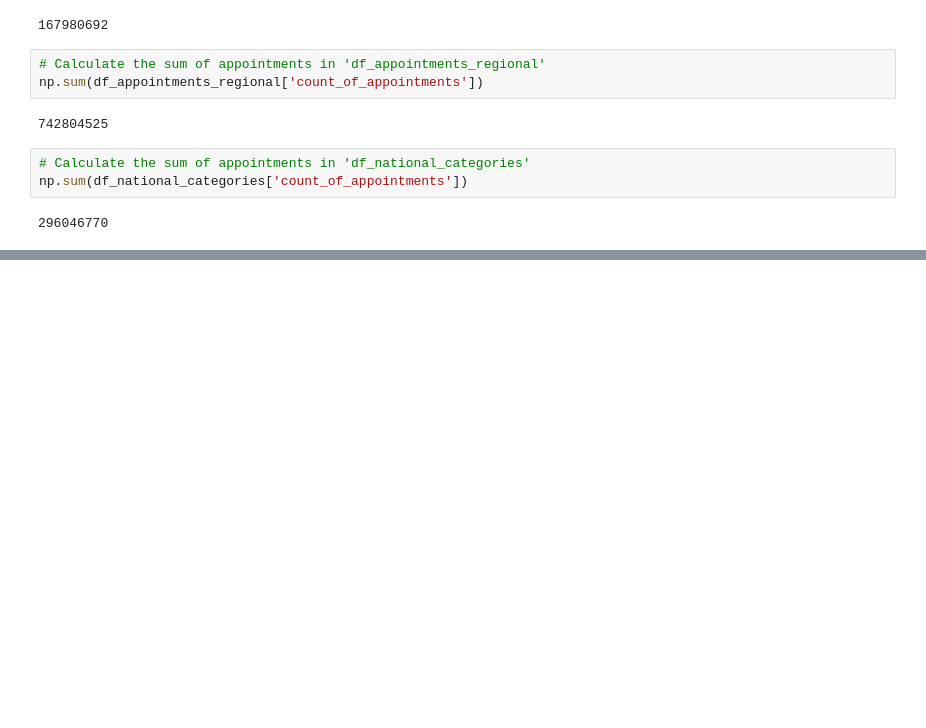
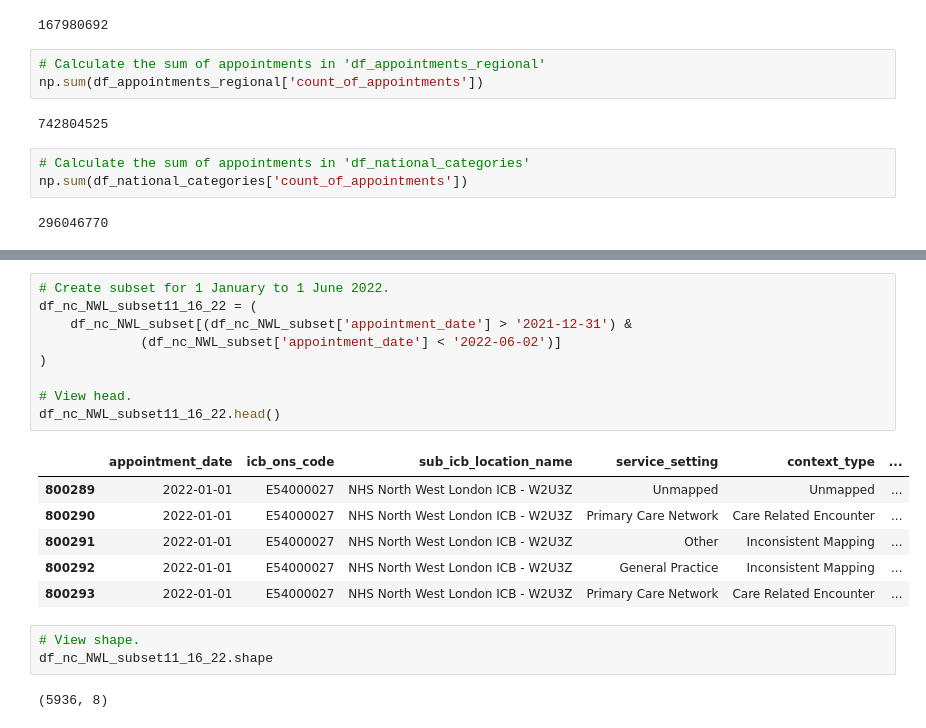
Before and after one commit to andreas-yiallouros/LSE_DA_Course_NHS_GP_Appointments, a Jupyter notebook: Yiallouros_Andreas_DA201_Assignment_Notebook.ipynb, the cells around one changed output, grey strips where cells are left out. Cells and saved outputs as stored; diff of their text form; blank space fills up the shorter version.

```diff
--- a/Yiallouros_Andreas_DA201_Assignment_Notebook.ipynb
+++ b/Yiallouros_Andreas_DA201_Assignment_Notebook.ipynb
@@ -517,0 +888,21 @@ np.sum(df_national_categories['count_of_appointments'])
+# %%
+# Create subset for 1 January to 1 June 2022.
+df_nc_NWL_subset11_16_22 = (
+    df_nc_NWL_subset[(df_nc_NWL_subset['appointment_date'] > '2021-12-31') &
+             (df_nc_NWL_subset['appointment_date'] < '2022-06-02')]
+)
+
+# View head.
+df_nc_NWL_subset11_16_22.head()
+# %% [output]
+|  | appointment_date | icb_ons_code | sub_icb_location_name | service_setting | context_type | ... |
+| 800289 | 2022-01-01 | E54000027 | NHS North West London ICB - W2U3Z | Unmapped | Unmapped | ... |
+| 800290 | 2022-01-01 | E54000027 | NHS North West London ICB - W2U3Z | Primary Care Network | Care Related Encounter | ... |
+| 800291 | 2022-01-01 | E54000027 | NHS North West London ICB - W2U3Z | Other | Inconsistent Mapping | ... |
+| 800292 | 2022-01-01 | E54000027 | NHS North West London ICB - W2U3Z | General Practice | Inconsistent Mapping | ... |
+| 800293 | 2022-01-01 | E54000027 | NHS North West London ICB - W2U3Z | Primary Care Network | Care Related Encounter | ... |
+# %%
+# View shape.
+df_nc_NWL_subset11_16_22.shape
+# %% [output]
+(5936, 8)
```
Also changed, not shown: parts of 129 cells of this notebook.
